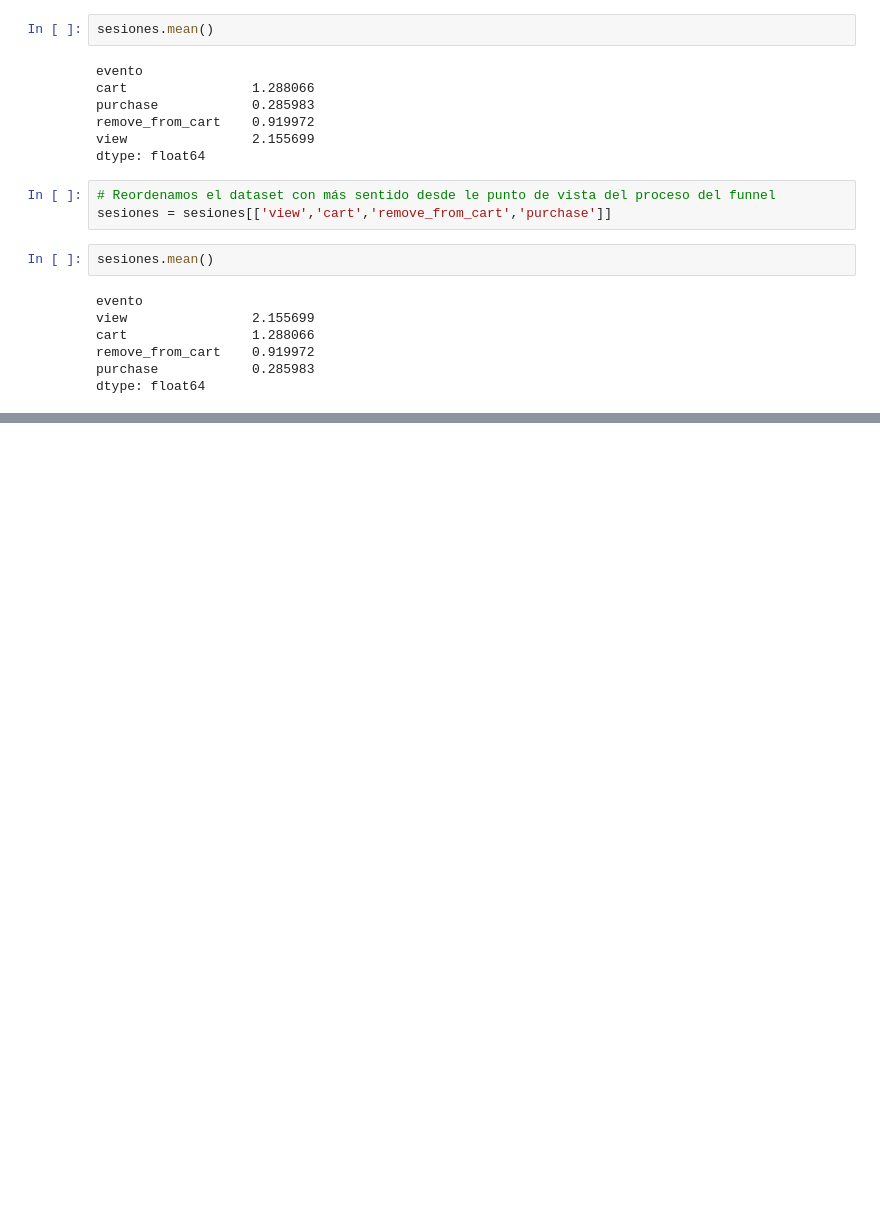
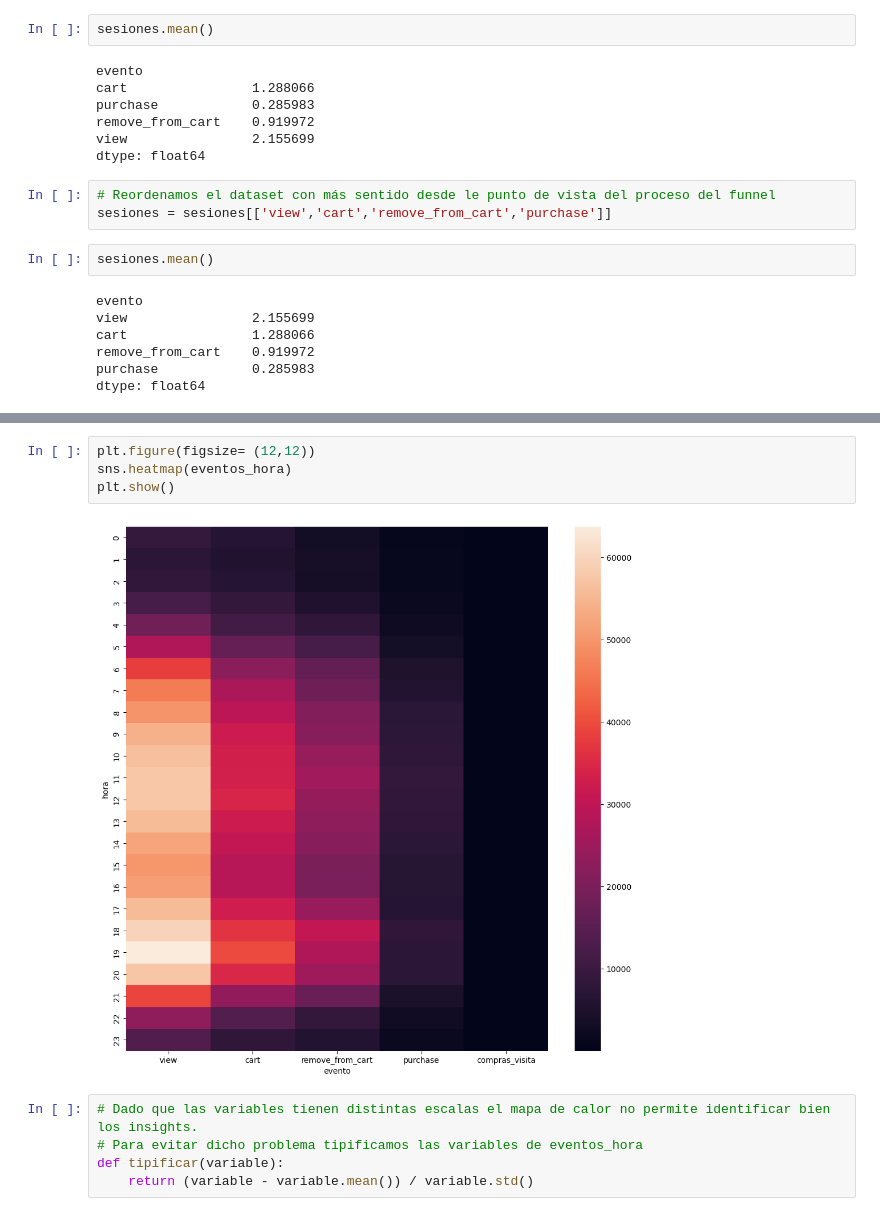
Before and after one commit to bernimagraner/Analisis_Ecommerce, a Jupyter notebook: notebooks/02_AnalisisInsights.ipynb, the cells around one changed output, grey strips where cells are left out. Saved outputs shown, nothing was run; the diff lists cells and outputs as text; blank space fills up the shorter version.

```diff
--- a/notebooks/02_AnalisisInsights.ipynb
+++ b/notebooks/02_AnalisisInsights.ipynb
@@ -142,0 +219,11 @@ dtype: float64
+# %%
+plt.figure(figsize= (12,12))
+sns.heatmap(eventos_hora)
+plt.show()
+# %% [output]
+[figure, added]
+# %%
+# Dado que las variables tienen distintas escalas el mapa de calor no permite identificar bien los insights.
+# Para evitar dicho problema tipificamos las variables de eventos_hora
+def tipificar(variable):
+    return (variable - variable.mean()) / variable.std()
```
Also changed, not shown: parts of 20 cells of this notebook.
